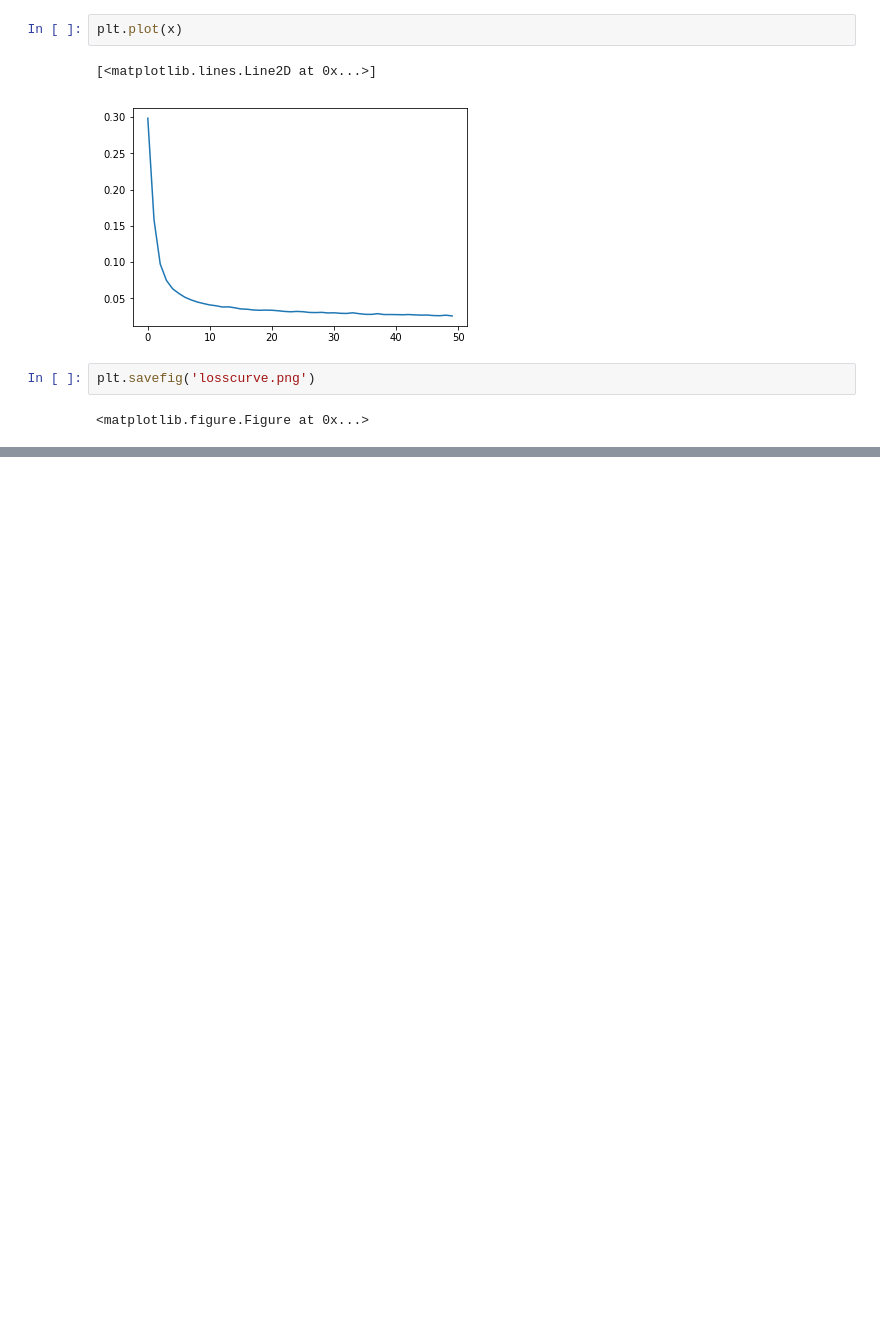
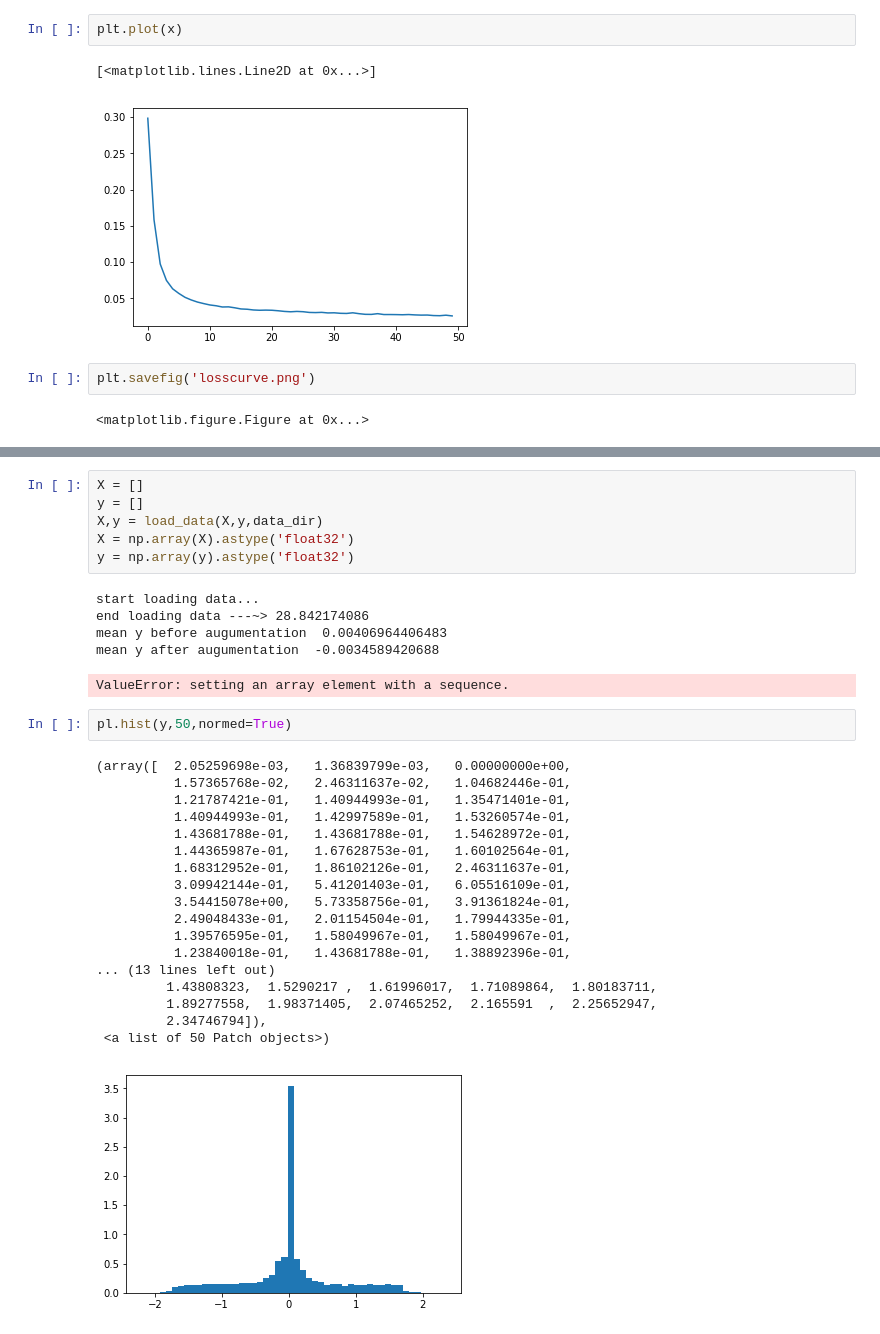
Before and after one commit to stunglan/CarND-term1, a Jupyter notebook: behavior-cloning/test images.ipynb, the cells around one changed output, grey strips where cells are left out. Saved outputs shown, nothing was run; the diff lists cells and outputs as text; blank space fills up the shorter version.

```diff
--- a/behavior-cloning/test images.ipynb
+++ b/behavior-cloning/test images.ipynb
@@ -216,0 +394,33 @@ plt.savefig('losscurve.png')
+# %%
+X = []
+y = []
+X,y = load_data(X,y,data_dir)
+X = np.array(X).astype('float32')
+y = np.array(y).astype('float32')
+# %% [output]
+start loading data...
+end loading data ---~> 28.842174086
+mean y before augumentation  0.00406964406483
+mean y after augumentation  -0.0034589420688
+ValueError: setting an array element with a sequence.
+# %%
+pl.hist(y,50,normed=True)
+# %% [output]
+(array([  2.05259698e-03,   1.36839799e-03,   0.00000000e+00,
+          1.57365768e-02,   2.46311637e-02,   1.04682446e-01,
+          1.21787421e-01,   1.40944993e-01,   1.35471401e-01,
+          1.40944993e-01,   1.42997589e-01,   1.53260574e-01,
+          1.43681788e-01,   1.43681788e-01,   1.54628972e-01,
+          1.44365987e-01,   1.67628753e-01,   1.60102564e-01,
+          1.68312952e-01,   1.86102126e-01,   2.46311637e-01,
+          3.09942144e-01,   5.41201403e-01,   6.05516109e-01,
+          3.54415078e+00,   5.73358756e-01,   3.91361824e-01,
+          2.49048433e-01,   2.01154504e-01,   1.79944335e-01,
+          1.39576595e-01,   1.58049967e-01,   1.58049967e-01,
+          1.23840018e-01,   1.43681788e-01,   1.38892396e-01,
+... (13 lines left out)
+         1.43808323,  1.5290217 ,  1.61996017,  1.71089864,  1.80183711,
+         1.89277558,  1.98371405,  2.07465252,  2.165591  ,  2.25652947,
+         2.34746794]),
+ <a list of 50 Patch objects>)
+[figure, added]
```
Also changed, not shown: parts of 10 cells of this notebook, 3 other files.
